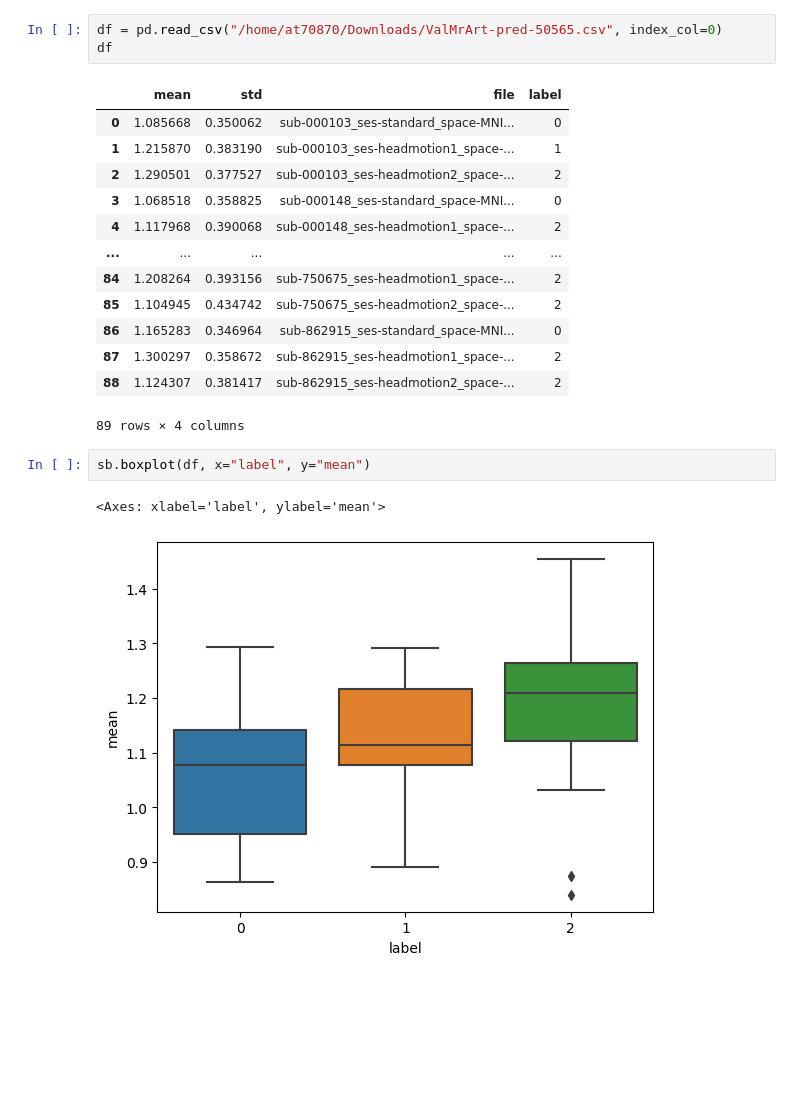
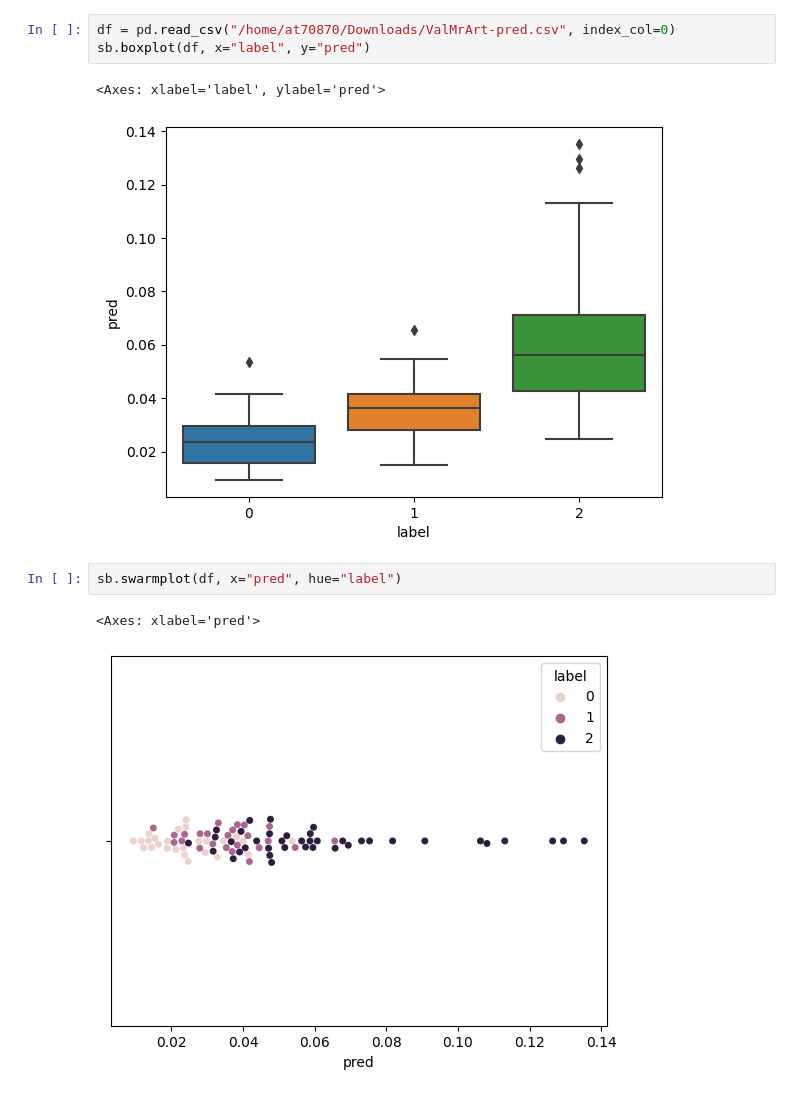
Before and after one commit to chbricout/motiondetector, a Jupyter notebook: notebooks/classifier.ipynb, the cells around one changed output. Drawn from its saved outputs; the diff is of its cells as text; blank space fills up the shorter version.

```diff
--- a/notebooks/classifier.ipynb
+++ b/notebooks/classifier.ipynb
@@ -10,22 +31,11 @@ warnings.simplefilter(action="ignore")
 # %%
-df = pd.read_csv("/home/at70870/Downloads/ValMrArt-pred-50565.csv", index_col=0)
-df
+df = pd.read_csv("/home/at70870/Downloads/ValMrArt-pred.csv", index_col=0)
+sb.boxplot(df, x="label", y="pred")
 # %% [output]
-|  | mean | std | file | label |
-| 0 | 1.085668 | 0.350062 | sub-000103_ses-standard_space-MNI... | 0 |
-| 1 | 1.215870 | 0.383190 | sub-000103_ses-headmotion1_space-... | 1 |
-| 2 | 1.290501 | 0.377527 | sub-000103_ses-headmotion2_space-... | 2 |
-| 3 | 1.068518 | 0.358825 | sub-000148_ses-standard_space-MNI... | 0 |
-| 4 | 1.117968 | 0.390068 | sub-000148_ses-headmotion1_space-... | 2 |
-| ... | ... | ... | ... | ... |
-| 84 | 1.208264 | 0.393156 | sub-750675_ses-headmotion1_space-... | 2 |
-| 85 | 1.104945 | 0.434742 | sub-750675_ses-headmotion2_space-... | 2 |
-| 86 | 1.165283 | 0.346964 | sub-862915_ses-standard_space-MNI... | 0 |
-| 87 | 1.300297 | 0.358672 | sub-862915_ses-headmotion1_space-... | 2 |
-| 88 | 1.124307 | 0.381417 | sub-862915_ses-headmotion2_space-... | 2 |
-89 rows × 4 columns
+<Axes: xlabel='label', ylabel='pred'>
+[figure, added]
 # %%
-sb.boxplot(df, x="label", y="mean")
+sb.swarmplot(df, x="pred", hue="label")
 # %% [output]
-<Axes: xlabel='label', ylabel='mean'>
+<Axes: xlabel='pred'>
-[figure, old version]
+[figure, new version]
```
Also changed, not shown: parts of 15 cells of this notebook, 12 other files.
